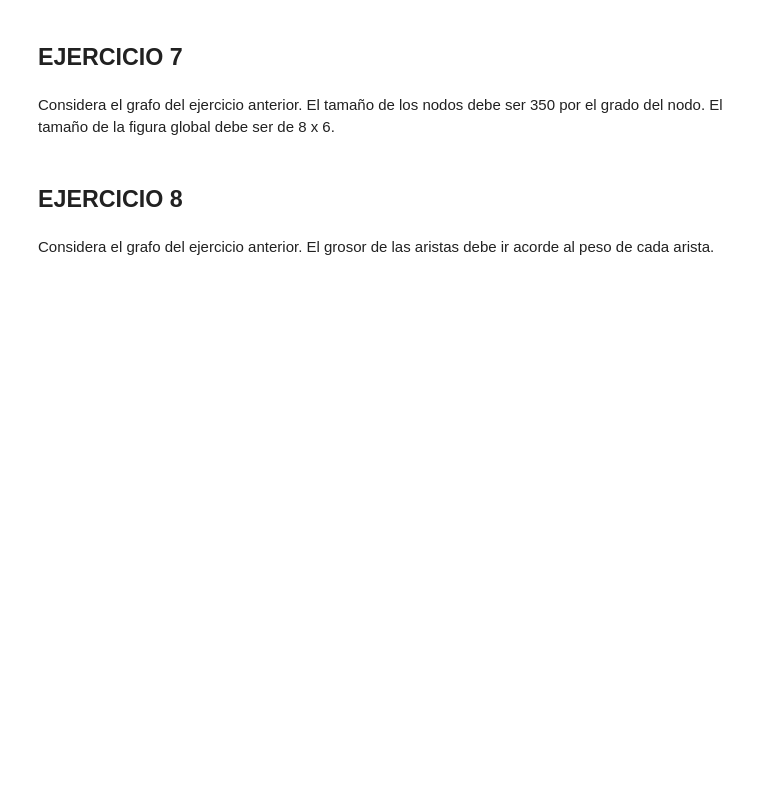
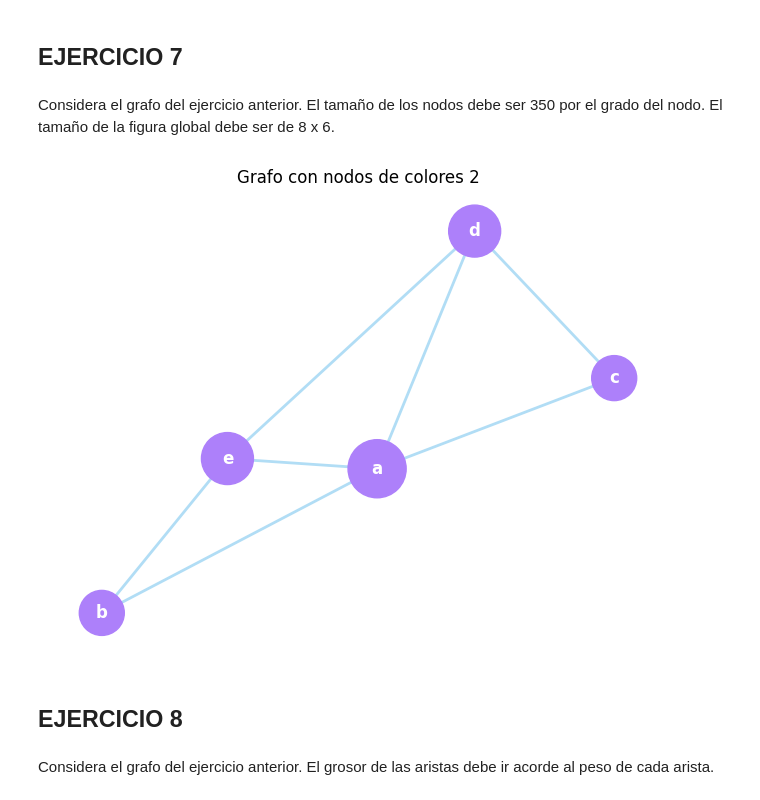
Before and after one commit to iruneguinea9/PRIA_Python, a Jupyter notebook: Listas de ejercicios/Lista12 - Graficos.ipynb, the cells around one changed output. Cells and saved outputs as stored; diff of their text form; code cells hidden in the pictures; blank space fills up the shorter version.

```diff
--- a/Listas de ejercicios/Lista12 - Graficos.ipynb
+++ b/Listas de ejercicios/Lista12 - Graficos.ipynb
@@ -188,6 +188,26 @@ plt.show()
 ## EJERCICIO 7
 # %% [markdown]
 Considera el grafo del ejercicio anterior. El tamaño de los nodos debe ser 350 por el grado del nodo. El tamaño de la figura global debe ser de 8 x 6.
+# %%
+
+tamanio_nodos = [350 * (G.degree(n) + 1) for n in G.nodes()]
+
+nodos = ["#ad80fa"] * len(G.nodes())
+aristas = ["#b1ddf5"] * len(G.edges())
+
+
+pos = nx.spring_layout(G)
+
+plt.figure(figsize=(8, 6))
+nx.draw_networkx_nodes(G, pos, node_color=nodos, node_size=tamanio_nodos)
+nx.draw_networkx_labels(G, pos, font_color="white", font_weight="bold")
+nx.draw_networkx_edges(G, pos, edge_color=aristas, width=2)
+
+plt.axis('off')
+plt.title("Grafo con nodos de colores 2")
+plt.show()
+# %% [output]
+[figure, added]
 # %% [markdown]
 ## EJERCICIO 8
 # %% [markdown]
```
